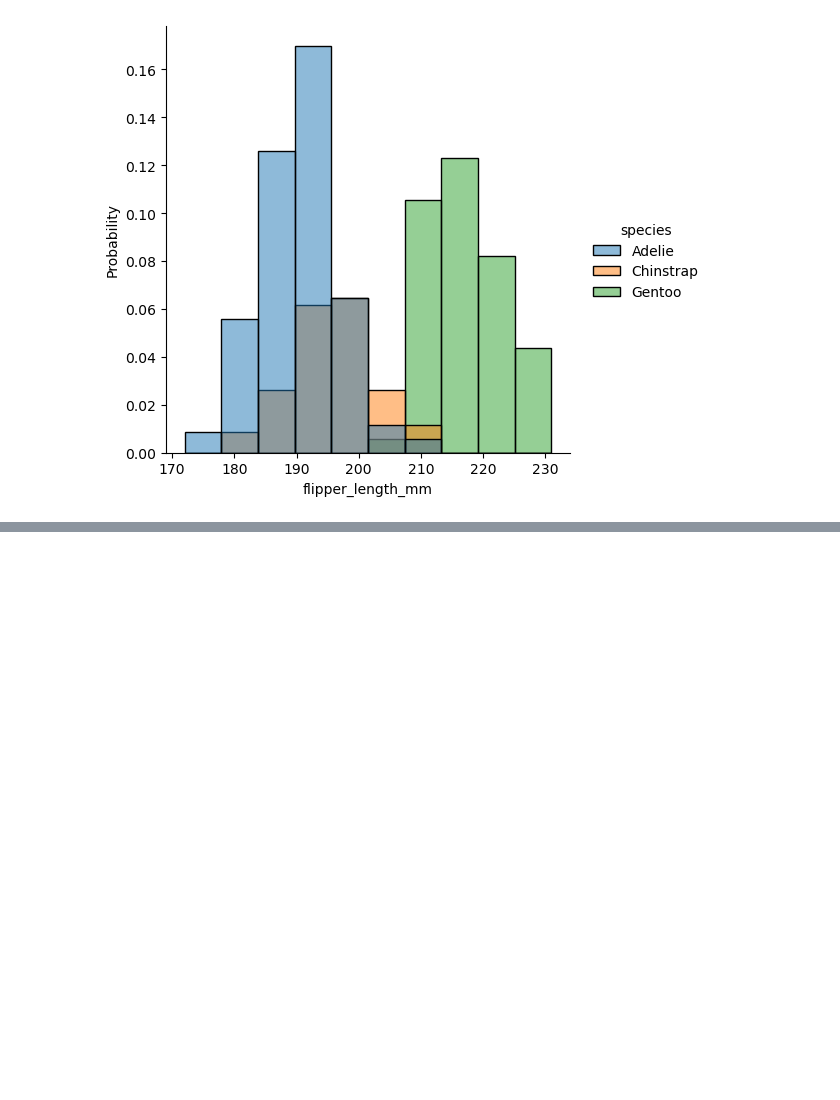
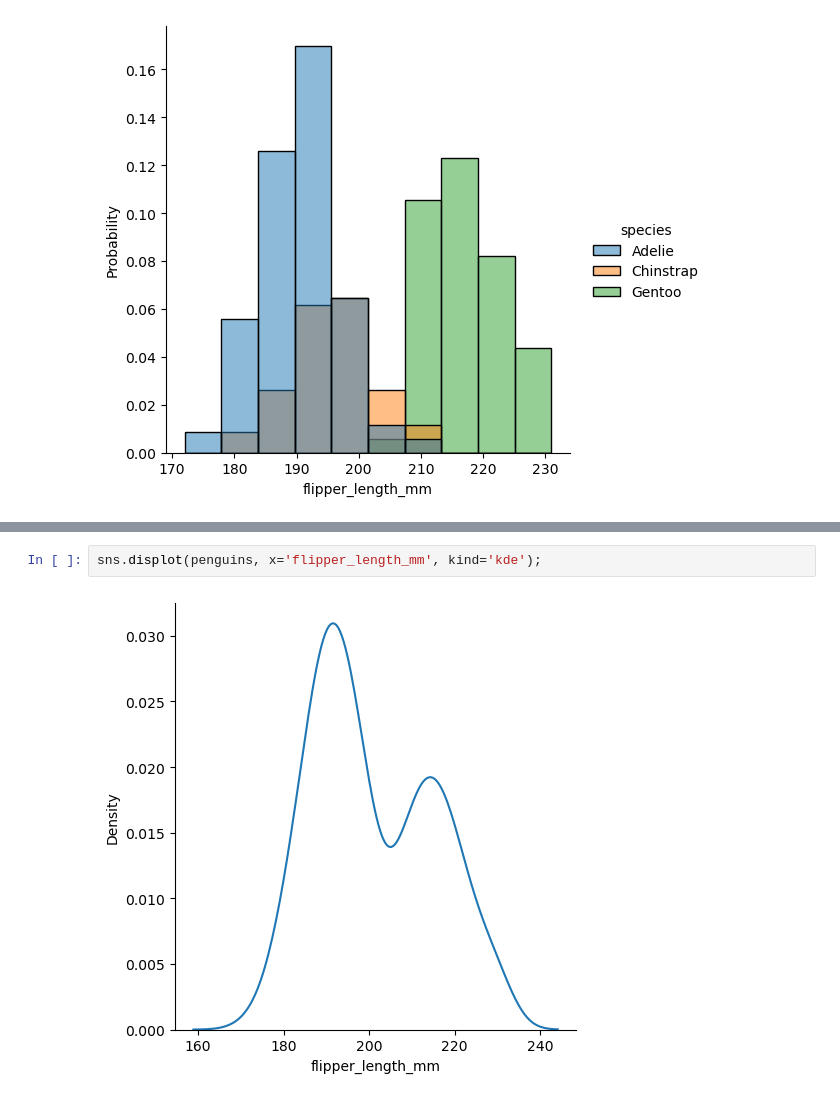
Before and after one commit to Daconic/Seaborn_tutorial_KOR, a Jupyter notebook: Visualizing distributions of data.ipynb, the cells around one changed output, grey strips where cells are left out. Drawn from its saved outputs; the diff is of its cells as text; blank space fills up the shorter version.

```diff
--- a/Visualizing distributions of data.ipynb
+++ b/Visualizing distributions of data.ipynb
@@ -136,0 +143,4 @@ sns.displot(penguins, x="flipper_length_mm", hue="species", stat="probability");
+# %%
+sns.displot(penguins, x='flipper_length_mm', kind='kde');
+# %% [output]
+[figure, added]
```
Also changed, not shown: parts of 25 cells of this notebook.
